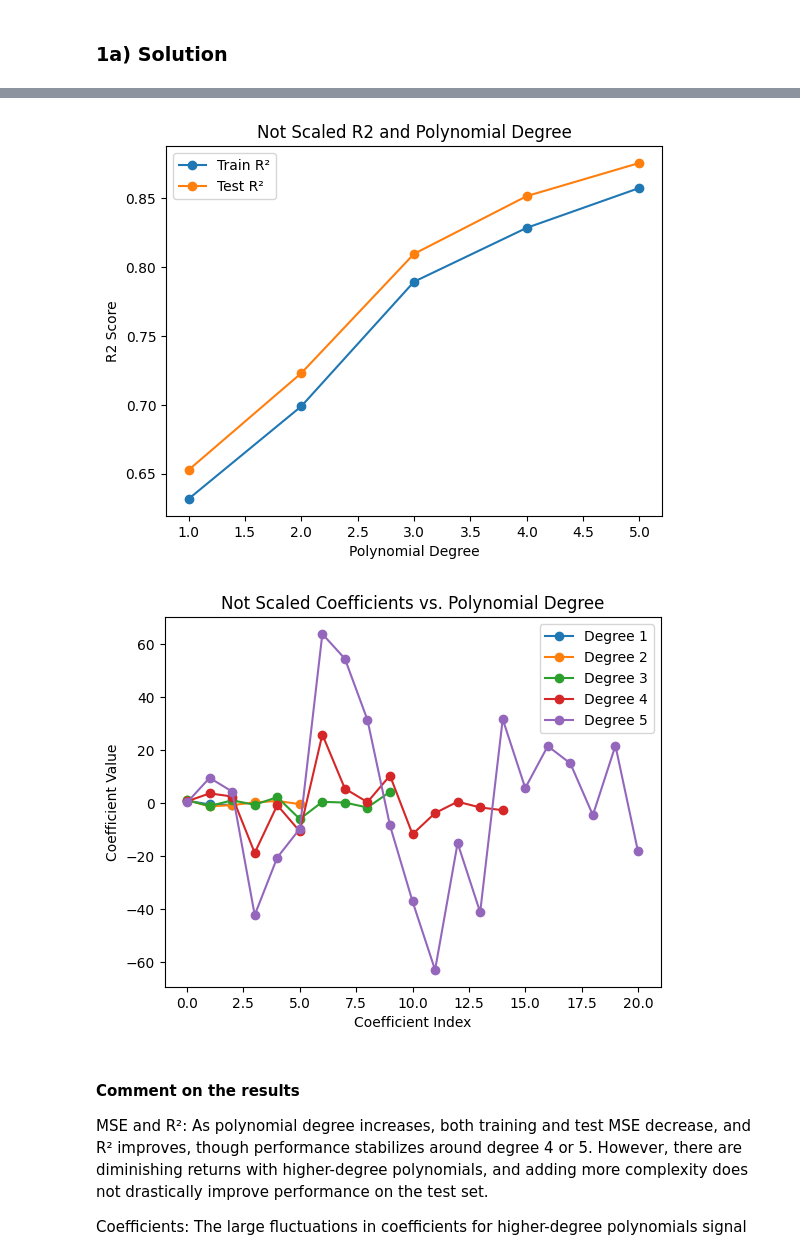
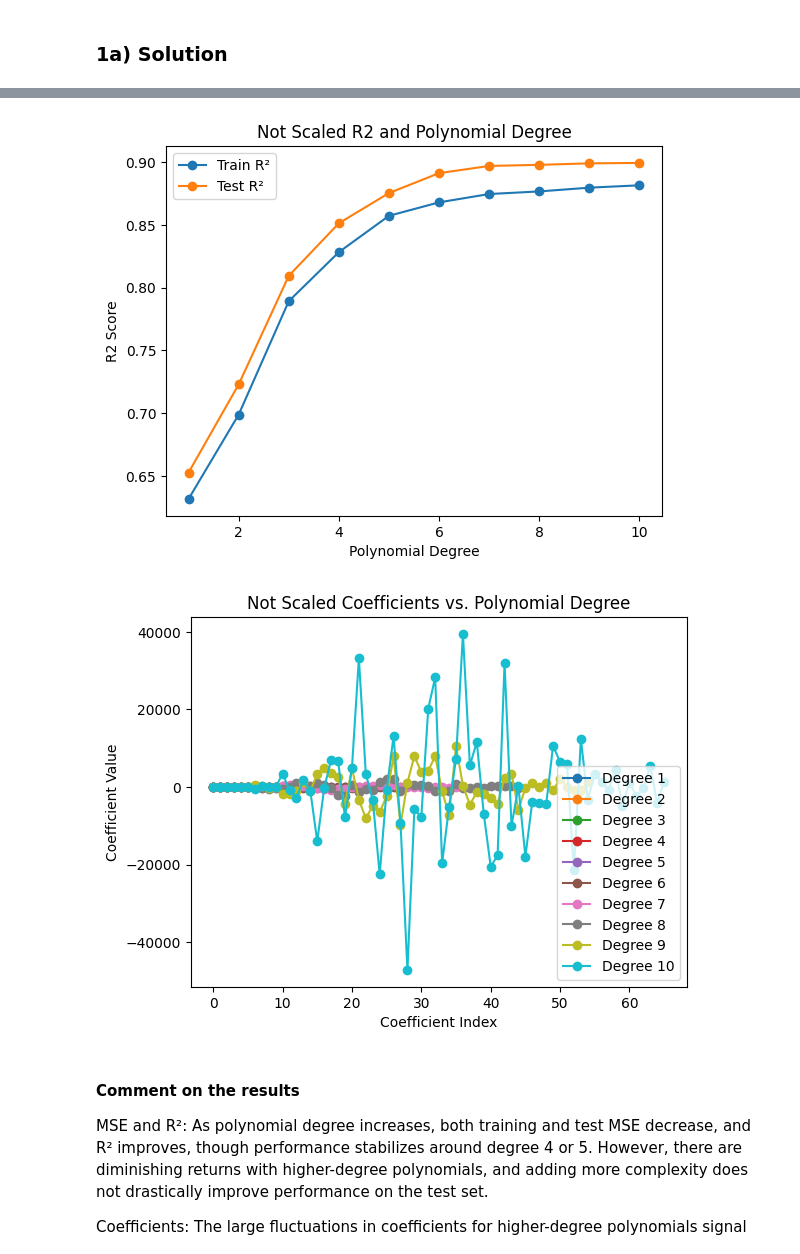
Before and after one commit to rudi191/FYS_STK_project1, a Jupyter notebook: P1 MMD.ipynb, the cells around one changed output, grey strips where cells are left out. Drawn from its saved outputs; the diff is of its cells as text; code cells hidden in the pictures.

```diff
--- a/P1 MMD.ipynb
+++ b/P1 MMD.ipynb
@@ -183,7 +183,8 @@ y = np.random.rand(n, 1)
 z = FrankeFunction(x, y)  + 0.1 * np.random.randn(n, 1) # adding some noise using the normmal distribution N(0,1)
 
 mse_train, mse_test, r2_train, r2_test, coefficients = [], [], [], [], []
-degrees = [1, 2, 3, 4, 5]
+
+degrees = np.arange(1, 11)
 
 for poly_degree in degrees:
 
@@ -241,7 +242,7 @@ plt.title('Scaled R2 and Polynomial Degree')
 plt.legend()
 plt.show()
 
-# Coeffiencts - litt usikker her:
+# Coeffiencts - litt usikker her: Denne ble litt gal
 for i, coef in enumerate(coefficients):
     plt.plot(coef.flatten(), 'o-', label=f'Degree {degrees[i]}')
 plt.xlabel('Coefficient Index')
@@ -324,5 +325,5 @@ plt.show()
-[figure, old version]
+[figure, new version]
-[figure, old version]
+[figure, new version]
 # %% [markdown]
 #### Comment on the results
 
```
Also changed, not shown: parts of 8 cells of this notebook, 2 other files.
